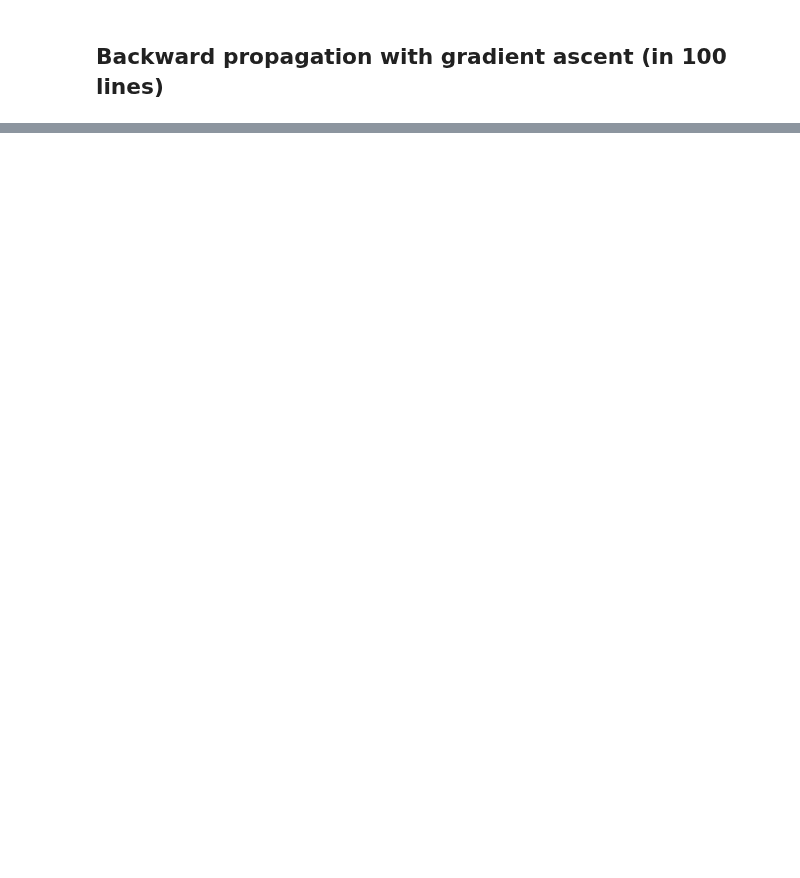
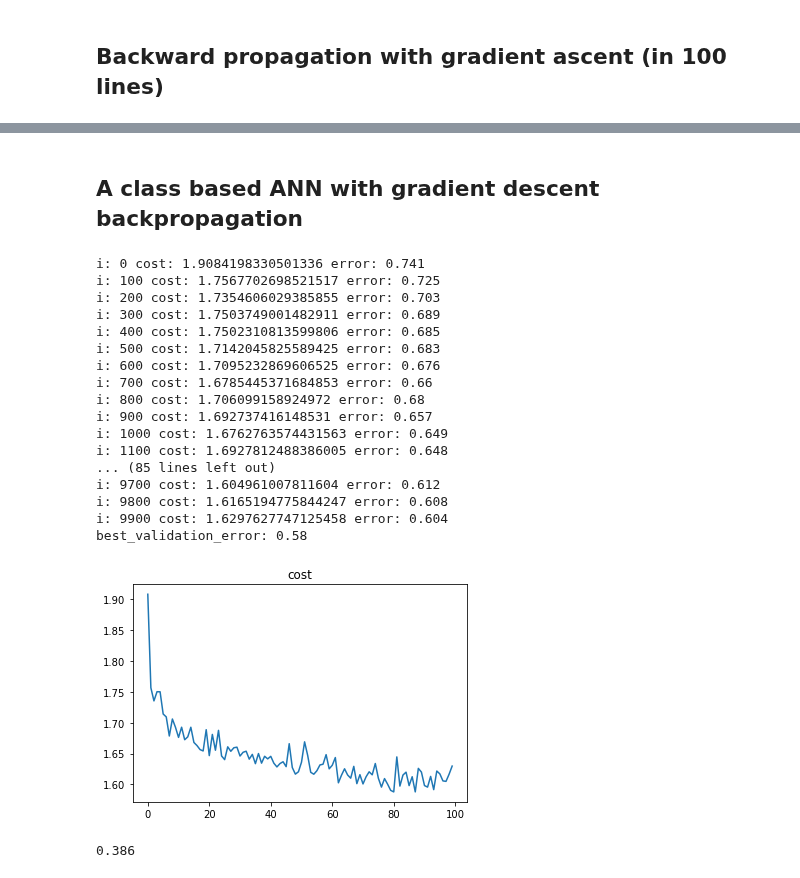
Before and after one commit to kevinjad/Deep-Learning-Notebook, a Jupyter notebook: Deep learning fundamentals.ipynb, the cells around one changed output, grey strips where cells are left out. Saved outputs shown, nothing was run; the diff lists cells and outputs as text; code cells hidden in the pictures; blank space fills up the shorter version.

```diff
--- a/Deep learning fundamentals.ipynb
+++ b/Deep learning fundamentals.ipynb
@@ -225,0 +245,21 @@ plt.show()
+# %%
+import numpy as np
+from sklearn.utils import shuffle
+
+def get_data(Ntest=1000):
+    ignore_col_names = True;
+    X = [] # input features
+    Y = [] # output
+    for line in open("./fer2013.csv"):
+        if ignore_col_names:
+            ignore_col_names = False
+        else:
+            row = line.split(",")
+            Y.append(int(row[0]))
+            X.append([int(p) for p in row[1].split()])
+    X, Y =  np.array(X)/255.0, np.array(Y)
+    #shuffle
+    X, Y = shuffle(X, Y)
+    Xtrain, Ytrain = X[:-Ntest], Y[:-Ntest]
+    Xvalid, Yvalid = X[-Ntest:], Y[-Ntest:]
+    return Xtrain, Ytrain, Xvalid, Yvalid
@@ -225,0 +268,14 @@ plt.show()
+# %%
+# Visualize some of the images
+import matplotlib.pyplot as plt
+
+while True:
+    for i in range(7):
+        x, y = Xtrain[Ytrain==i], Ytrain[Ytrain==i]
+        N = len(Y)
+        j = np.random.choice(N)
+        plt.imshow(x[j].reshape(48,48), cmap='gray')
+        plt.show()
+    prompt = input("Quit? Enter Y: \n")
+    if prompt.lower().startswith('y'):
+        break
@@ -225,0 +292,2 @@ plt.show()
+# %% [markdown]
+## A class based ANN with gradient descent backpropagation
@@ -225,0 +377,29 @@ plt.show()
+# %%
+def main():
+    Xtrain, Ytrain, Xvalid, Yvalid = get_data()
+    ann = ANN(200)
+    ann.fit(Xtrain, Ytrain, Xvalid, Yvalid, show_fig=True)
+    print(ann.score(Xvalid, Yvalid))
+
+if __name__ == '__main__':
+    main()
+# %% [output]
+i: 0 cost: 1.9084198330501336 error: 0.741
+i: 100 cost: 1.7567702698521517 error: 0.725
+i: 200 cost: 1.7354606029385855 error: 0.703
+i: 300 cost: 1.7503749001482911 error: 0.689
+i: 400 cost: 1.7502310813599806 error: 0.685
+i: 500 cost: 1.7142045825589425 error: 0.683
+i: 600 cost: 1.7095232869606525 error: 0.676
+i: 700 cost: 1.6785445371684853 error: 0.66
+i: 800 cost: 1.706099158924972 error: 0.68
+i: 900 cost: 1.692737416148531 error: 0.657
+i: 1000 cost: 1.6762763574431563 error: 0.649
+i: 1100 cost: 1.6927812488386005 error: 0.648
+... (85 lines left out)
+i: 9700 cost: 1.604961007811604 error: 0.612
+i: 9800 cost: 1.6165194775844247 error: 0.608
+i: 9900 cost: 1.6297627747125458 error: 0.604
+best_validation_error: 0.58
+[figure, added]
+0.386
```
Also changed, not shown: parts of 6 cells of this notebook.
